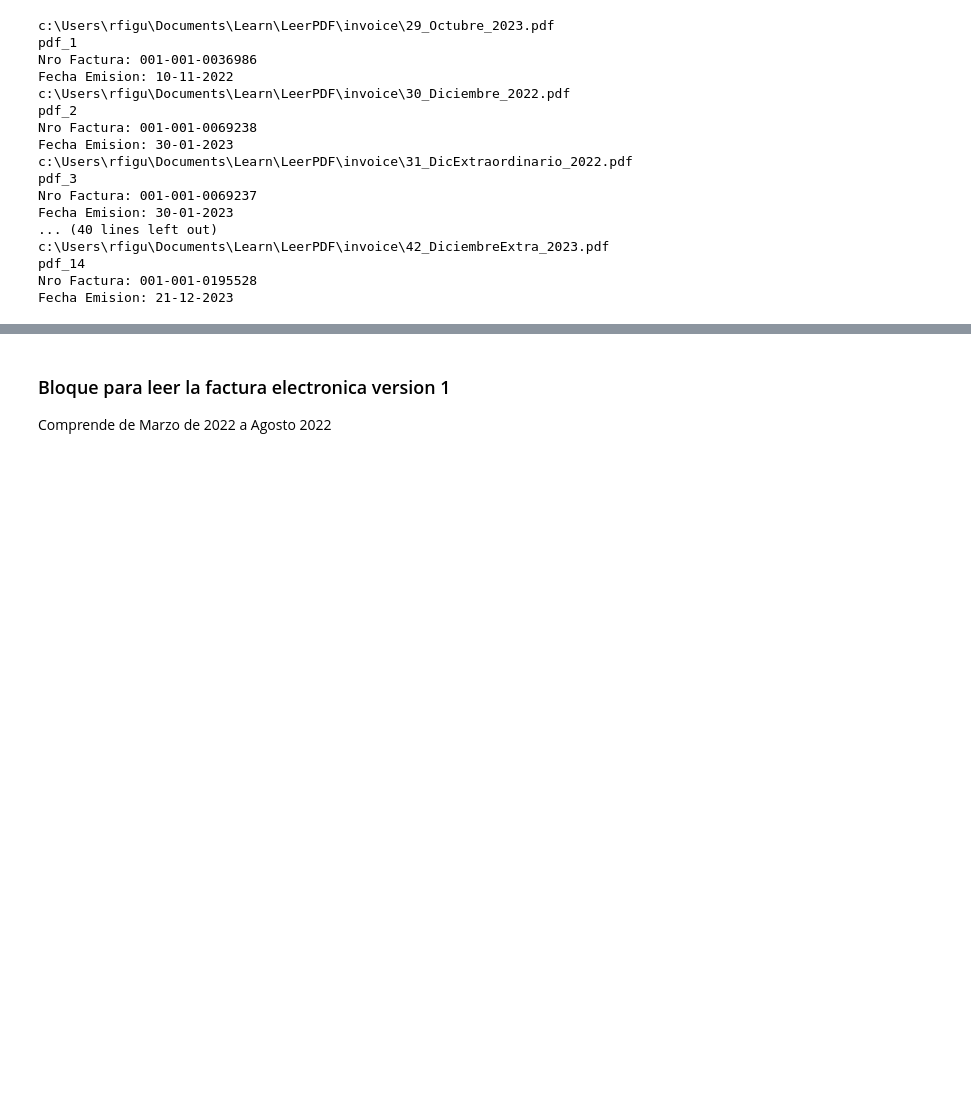
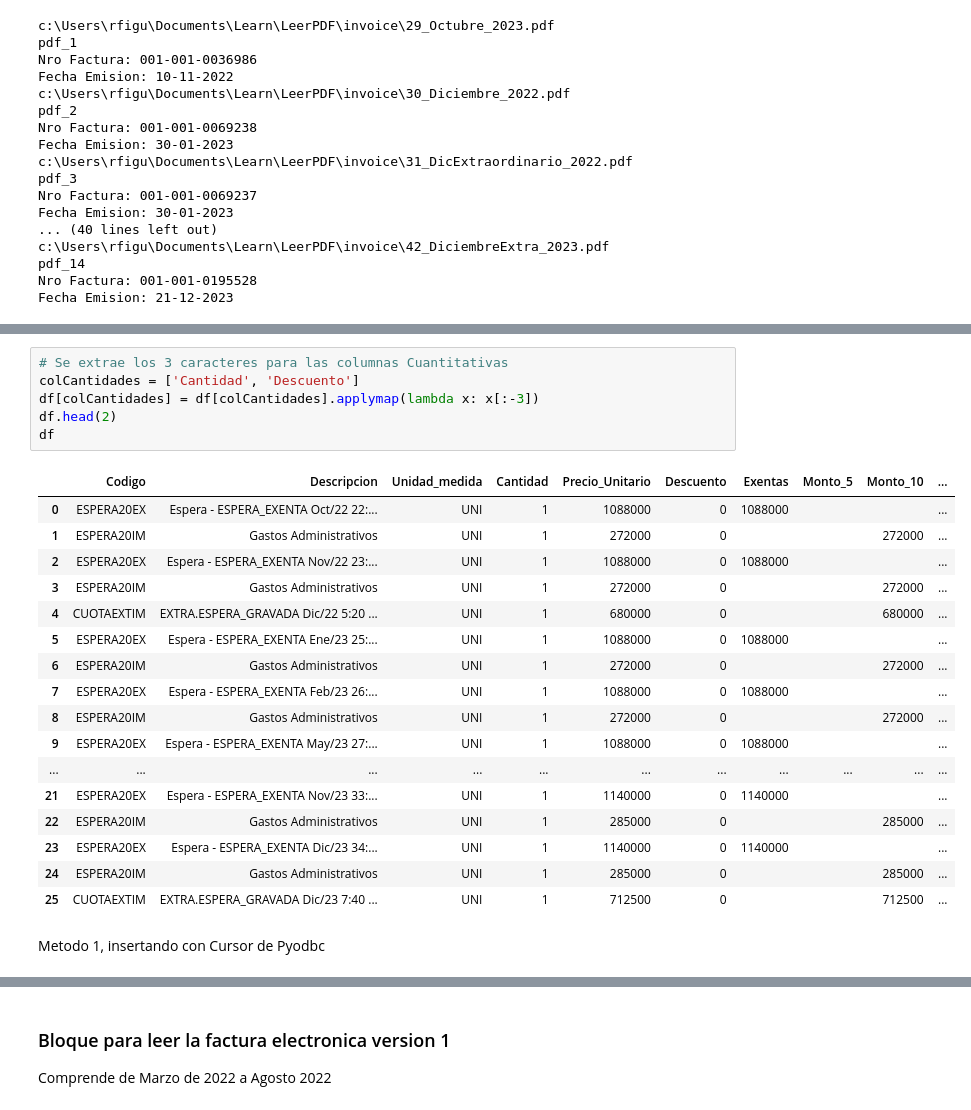
Before and after one commit to rofigueredo/PythonAnalysis, a Jupyter notebook: Files manage/ETL_fact.ipynb, the cells around one changed output, grey strips where cells are left out. Drawn from its saved outputs; the diff is of its cells as text; blank space fills up the shorter version.

```diff
--- a/Files manage/ETL_fact.ipynb
+++ b/Files manage/ETL_fact.ipynb
@@ -177,0 +186,26 @@ assert df_loaded.equals(df), "Los DataFrames no son iguales"
+# %%
+# Se extrae los 3 caracteres para las columnas Cuantitativas
+colCantidades = ['Cantidad', 'Descuento']
+df[colCantidades] = df[colCantidades].applymap(lambda x: x[:-3])
+df.head(2)
+df
+# %% [output]
+|  | Codigo | Descripcion | Unidad_medida | Cantidad | Precio_Unitario | Descuento | Exentas | Monto_5 | Monto_10 | ... |
+| 0 | ESPERA20EX | Espera - ESPERA_EXENTA Oct/22 22:... | UNI | 1 | 1088000 | 0 | 1088000 |  |  | ... |
+| 1 | ESPERA20IM | Gastos Administrativos | UNI | 1 | 272000 | 0 |  |  | 272000 | ... |
+| 2 | ESPERA20EX | Espera - ESPERA_EXENTA Nov/22 23:... | UNI | 1 | 1088000 | 0 | 1088000 |  |  | ... |
+| 3 | ESPERA20IM | Gastos Administrativos | UNI | 1 | 272000 | 0 |  |  | 272000 | ... |
+| 4 | CUOTAEXTIM | EXTRA.ESPERA_GRAVADA Dic/22 5:20 ... | UNI | 1 | 680000 | 0 |  |  | 680000 | ... |
+| 5 | ESPERA20EX | Espera - ESPERA_EXENTA Ene/23 25:... | UNI | 1 | 1088000 | 0 | 1088000 |  |  | ... |
+| 6 | ESPERA20IM | Gastos Administrativos | UNI | 1 | 272000 | 0 |  |  | 272000 | ... |
+| 7 | ESPERA20EX | Espera - ESPERA_EXENTA Feb/23 26:... | UNI | 1 | 1088000 | 0 | 1088000 |  |  | ... |
+| 8 | ESPERA20IM | Gastos Administrativos | UNI | 1 | 272000 | 0 |  |  | 272000 | ... |
+| 9 | ESPERA20EX | Espera - ESPERA_EXENTA May/23 27:... | UNI | 1 | 1088000 | 0 | 1088000 |  |  | ... |
+| ... | ... | ... | ... | ... | ... | ... | ... | ... | ... | ... |
+| 21 | ESPERA20EX | Espera - ESPERA_EXENTA Nov/23 33:... | UNI | 1 | 1140000 | 0 | 1140000 |  |  | ... |
+| 22 | ESPERA20IM | Gastos Administrativos | UNI | 1 | 285000 | 0 |  |  | 285000 | ... |
+| 23 | ESPERA20EX | Espera - ESPERA_EXENTA Dic/23 34:... | UNI | 1 | 1140000 | 0 | 1140000 |  |  | ... |
+| 24 | ESPERA20IM | Gastos Administrativos | UNI | 1 | 285000 | 0 |  |  | 285000 | ... |
+| 25 | CUOTAEXTIM | EXTRA.ESPERA_GRAVADA Dic/23 7:40 ... | UNI | 1 | 712500 | 0 |  |  | 712500 | ... |
+# %% [markdown]
+Metodo 1, insertando con Cursor de Pyodbc
```
Also changed, not shown: parts of 19 cells of this notebook.
